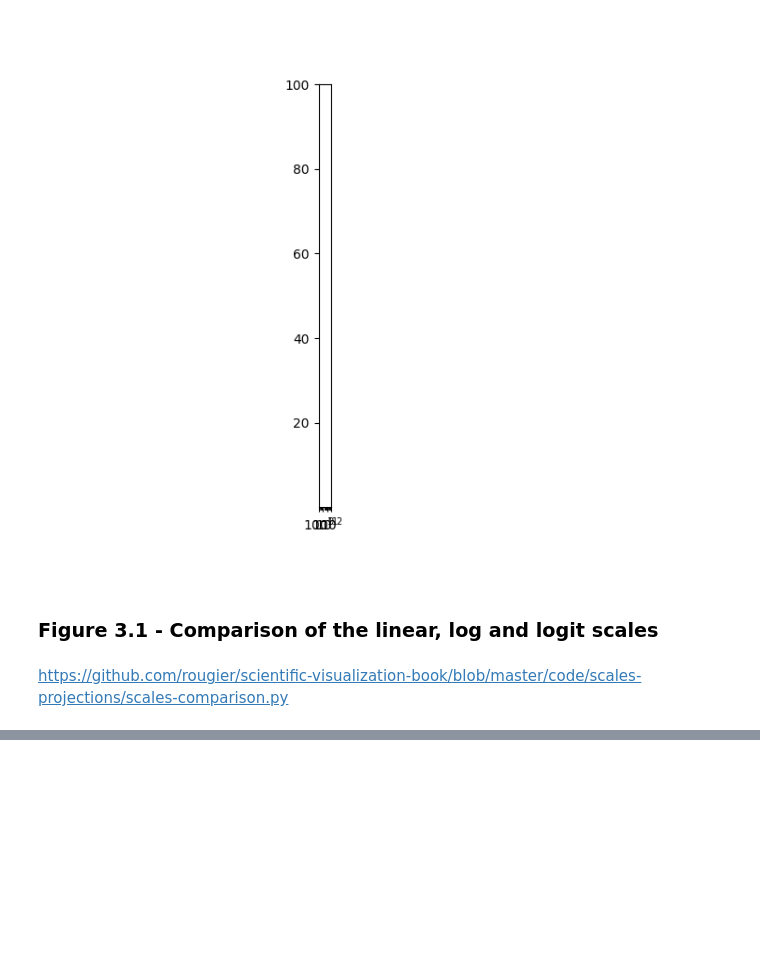
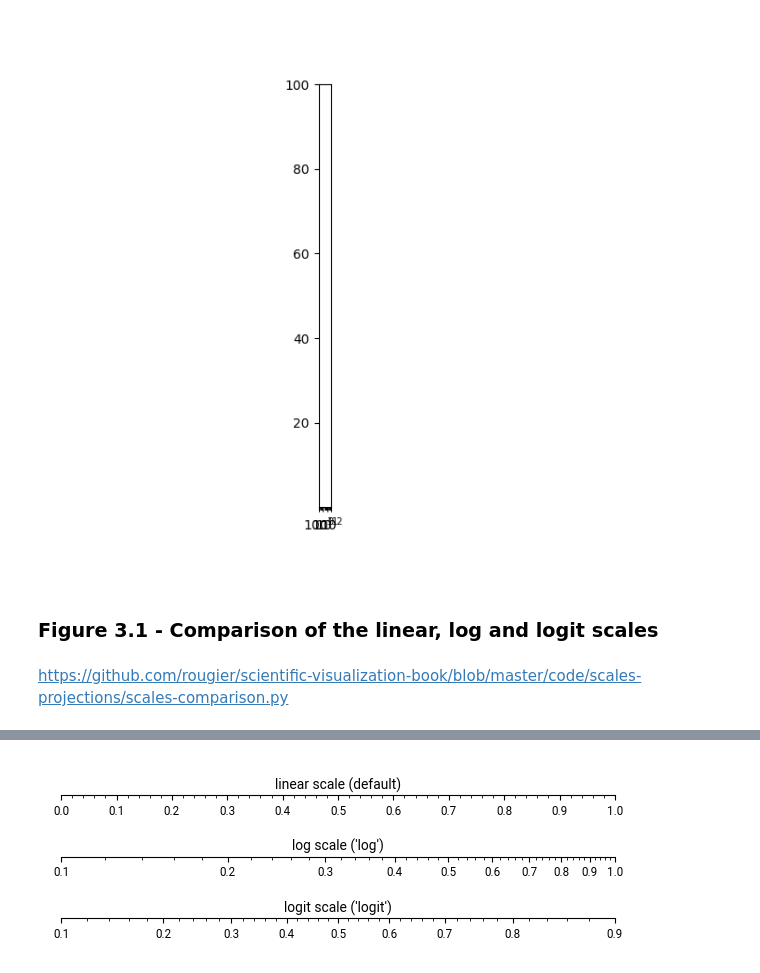
Before and after one commit to labdmitriy/sci-viz-book, a Jupyter notebook: notebooks/03-scales-projections/figures.ipynb, the cells around one changed output, grey strips where cells are left out. Saved outputs shown, nothing was run; the diff lists cells and outputs as text; code cells hidden in the pictures; blank space fills up the shorter version.

```diff
--- a/notebooks/03-scales-projections/figures.ipynb
+++ b/notebooks/03-scales-projections/figures.ipynb
@@ -193,0 +101,95 @@ plt.show()
+# %%
+# ----------------------------------------------------------------------------
+# Title:   Scientific Visualisation - Python & Matplotlib
+# Author:  Nicolas P. Rougier
+# License: BSD
+# ----------------------------------------------------------------------------
+import numpy as np
+import matplotlib.pyplot as plt
+import matplotlib.ticker as ticker
+
+
+# Style
+# -----------------------------------------------------------------------------
+plt.rc("font", family="Roboto")
+plt.rc("xtick", labelsize="small")
+plt.rc("ytick", labelsize="small")
+plt.rc("axes", labelsize="medium", titlesize="medium")
+
+
+fig = plt.figure(figsize=(6, 2))
+
+# Linear axis
+# -----------------------------------------------------------------------------
+ax = plt.subplot(3, 1, 1, xlim=[0, 1], ylim=[0, 1])
+ax.patch.set_facecolor("none")
+ax.text(
+    0.5,
+    0.1,
+    "linear scale (default)",
+    transform=ax.transAxes,
+    horizontalalignment="center",
+    verticalalignment="bottom",
+)
+ax.set_yticks([])
+ax.spines["right"].set_visible(False)
+ax.spines["left"].set_visible(False)
+ax.spines["top"].set_visible(False)
+ax.xaxis.set_major_locator(ticker.MultipleLocator(0.10))
+ax.xaxis.set_major_formatter(ticker.FormatStrFormatter("%.1f"))
+ax.xaxis.set_minor_locator(ticker.MultipleLocator(0.02))
+ax.xaxis.set_minor_formatter(plt.NullFormatter())
+ax.tick_params(axis="both", which="major")
+
+
+# Log axis
+# -----------------------------------------------------------------------------
+ax = plt.subplot(3, 1, 2, xlim=[0.1, 1.0], ylim=[0, 1])
+ax.patch.set_facecolor("none")
+ax.text(
+    0.5,
+    0.1,
+    "log scale ('log')",
+    transform=ax.transAxes,
+    horizontalalignment="center",
+    verticalalignment="bottom",
+)
+ax.set_xscale("log")
+ax.set_yticks([])
+ax.spines["right"].set_visible(False)
+ax.spines["left"].set_visible(False)
+ax.spines["top"].set_visible(False)
+ax.xaxis.set_major_locator(ticker.MultipleLocator(0.10))
+ax.xaxis.set_major_formatter(ticker.FormatStrFormatter("%.1f"))
+ax.xaxis.set_minor_locator(ticker.MultipleLocator(0.02))
+ax.xaxis.set_minor_formatter(plt.NullFormatter())
+
+# Logit axis
+# -----------------------------------------------------------------------------
+ax = plt.subplot(3, 1, 3, xlim=[0.1, 0.9], ylim=[0, 1])
+ax.patch.set_facecolor("none")
+ax.text(
+    0.5,
+    0.1,
+    "logit scale ('logit')",
+    transform=ax.transAxes,
+    horizontalalignment="center",
+    verticalalignment="bottom",
+)
+ax.set_xscale("logit")
+ax.set_yticks([])
+ax.spines["right"].set_visible(False)
+ax.spines["left"].set_visible(False)
+ax.spines["top"].set_visible(False)
+ax.xaxis.set_major_locator(ticker.MultipleLocator(0.10))
+ax.xaxis.set_major_formatter(ticker.FormatStrFormatter("%.1f"))
+ax.xaxis.set_minor_locator(ticker.MultipleLocator(0.02))
+ax.xaxis.set_minor_formatter(plt.NullFormatter())
+
+# Show
+# -----------------------------------------------------------------------------
+plt.tight_layout()
+plt.savefig("../../figures/03-scales-projections/scales-comparison.pdf")
+plt.show()
+# %% [output]
+[figure, added]
```
Also changed, not shown: parts of 11 cells of this notebook, 1 other file.
